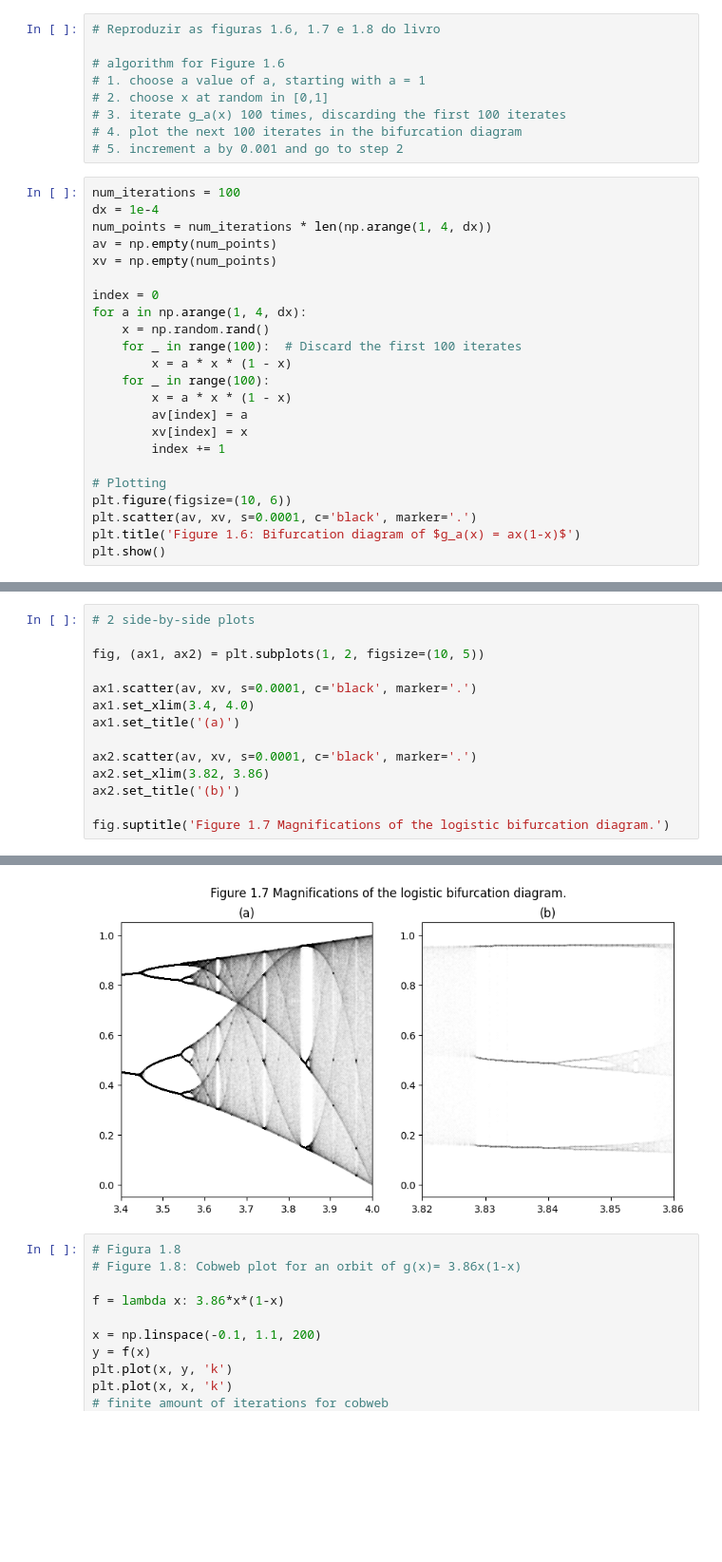
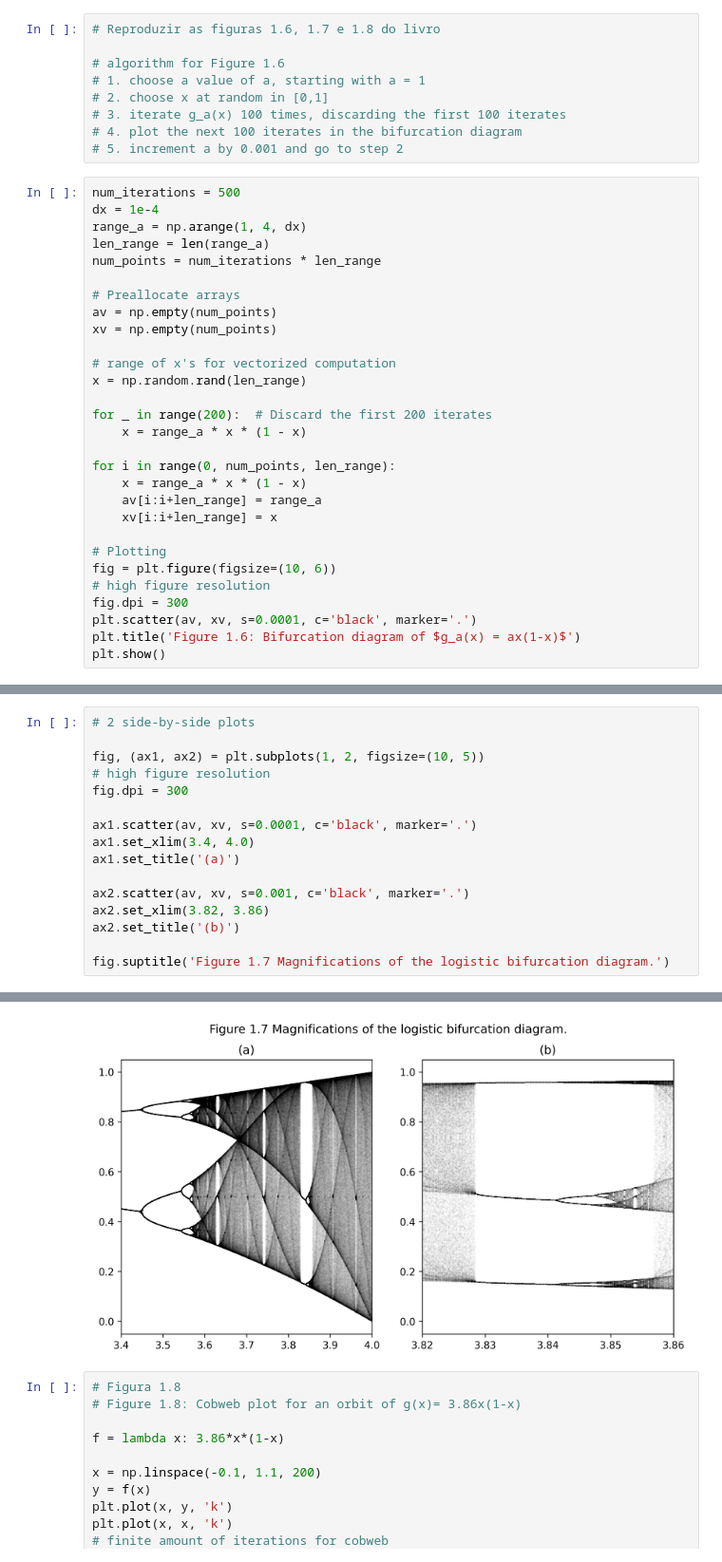
Before and after one commit to vini-fda/FM_223_Lista1, a Jupyter notebook: lista1.ipynb, the cells around one changed output, grey strips where cells are left out. Shown at 95% size. Cells and saved outputs as stored; diff of their text form; blank space fills up the shorter version.

Commit message:
improved plot resolution & code performance

```diff
--- a/lista1.ipynb
+++ b/lista1.ipynb
@@ -180,25 +180,31 @@ Reproduzir as figuras 1.6, 1.7 e 1.8 do livro
 # 4. plot the next 100 iterates in the bifurcation diagram
 # 5. increment a by 0.001 and go to step 2
 # %%
-num_iterations = 100
+num_iterations = 500
 dx = 1e-4
-num_points = num_iterations * len(np.arange(1, 4, dx))
+range_a = np.arange(1, 4, dx)
+len_range = len(range_a)
+num_points = num_iterations * len_range
+
+# Preallocate arrays
 av = np.empty(num_points)
 xv = np.empty(num_points)
 
-index = 0
-for a in np.arange(1, 4, dx):
-    x = np.random.rand()
-    for _ in range(100):  # Discard the first 100 iterates
-        x = a * x * (1 - x)
-    for _ in range(100):
-        x = a * x * (1 - x)
-        av[index] = a
-        xv[index] = x
-        index += 1
+# range of x's for vectorized computation
+x = np.random.rand(len_range)
+
+for _ in range(200):  # Discard the first 200 iterates
+    x = range_a * x * (1 - x)
+
+for i in range(0, num_points, len_range):
+    x = range_a * x * (1 - x)
+    av[i:i+len_range] = range_a
+    xv[i:i+len_range] = x
 
 # Plotting
-plt.figure(figsize=(10, 6))
+fig = plt.figure(figsize=(10, 6))
+# high figure resolution
+fig.dpi = 300
 plt.scatter(av, xv, s=0.0001, c='black', marker='.')
 plt.title('Figure 1.6: Bifurcation diagram of $g_a(x) = ax(1-x)$')
 plt.show()
@@ -207,20 +213,22 @@ plt.show()
 # %%
 # 2 side-by-side plots
 
 fig, (ax1, ax2) = plt.subplots(1, 2, figsize=(10, 5))
+# high figure resolution
+fig.dpi = 300
 
 ax1.scatter(av, xv, s=0.0001, c='black', marker='.')
 ax1.set_xlim(3.4, 4.0)
 ax1.set_title('(a)')
 
-ax2.scatter(av, xv, s=0.0001, c='black', marker='.')
+ax2.scatter(av, xv, s=0.001, c='black', marker='.')
 ax2.set_xlim(3.82, 3.86)
 ax2.set_title('(b)')
 
 fig.suptitle('Figure 1.7 Magnifications of the logistic bifurcation diagram.')
 # %% [output]
 Text(0.5, 0.98, 'Figure 1.7 Magnifications of the logistic bifurcation diagram.')
-[figure, old version]
+[figure, new version]
 # %%
 # Figura 1.8
 # Figure 1.8: Cobweb plot for an orbit of g(x)= 3.86x(1-x)
```
Also changed, not shown: parts of 2 cells of this notebook.
